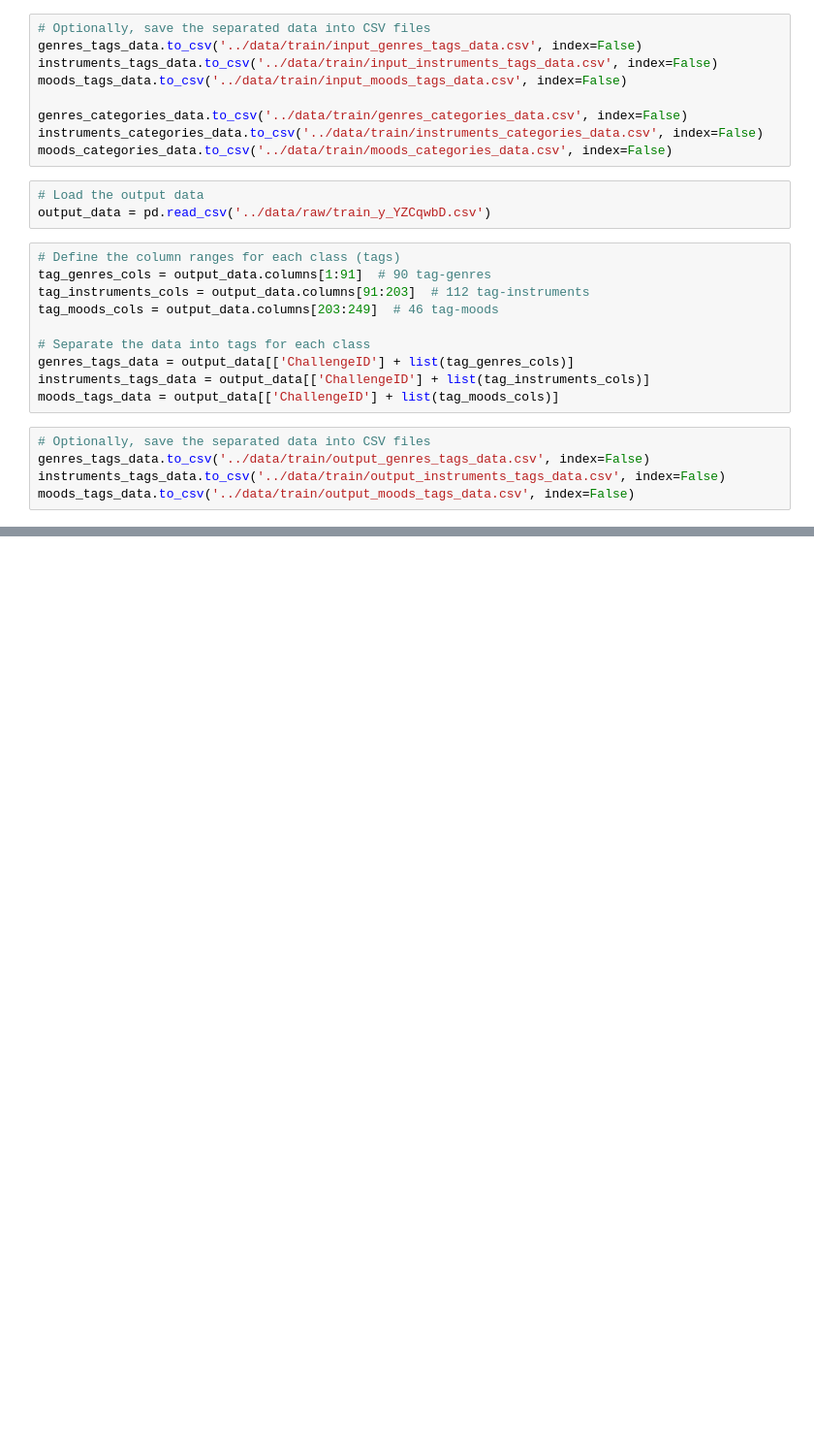
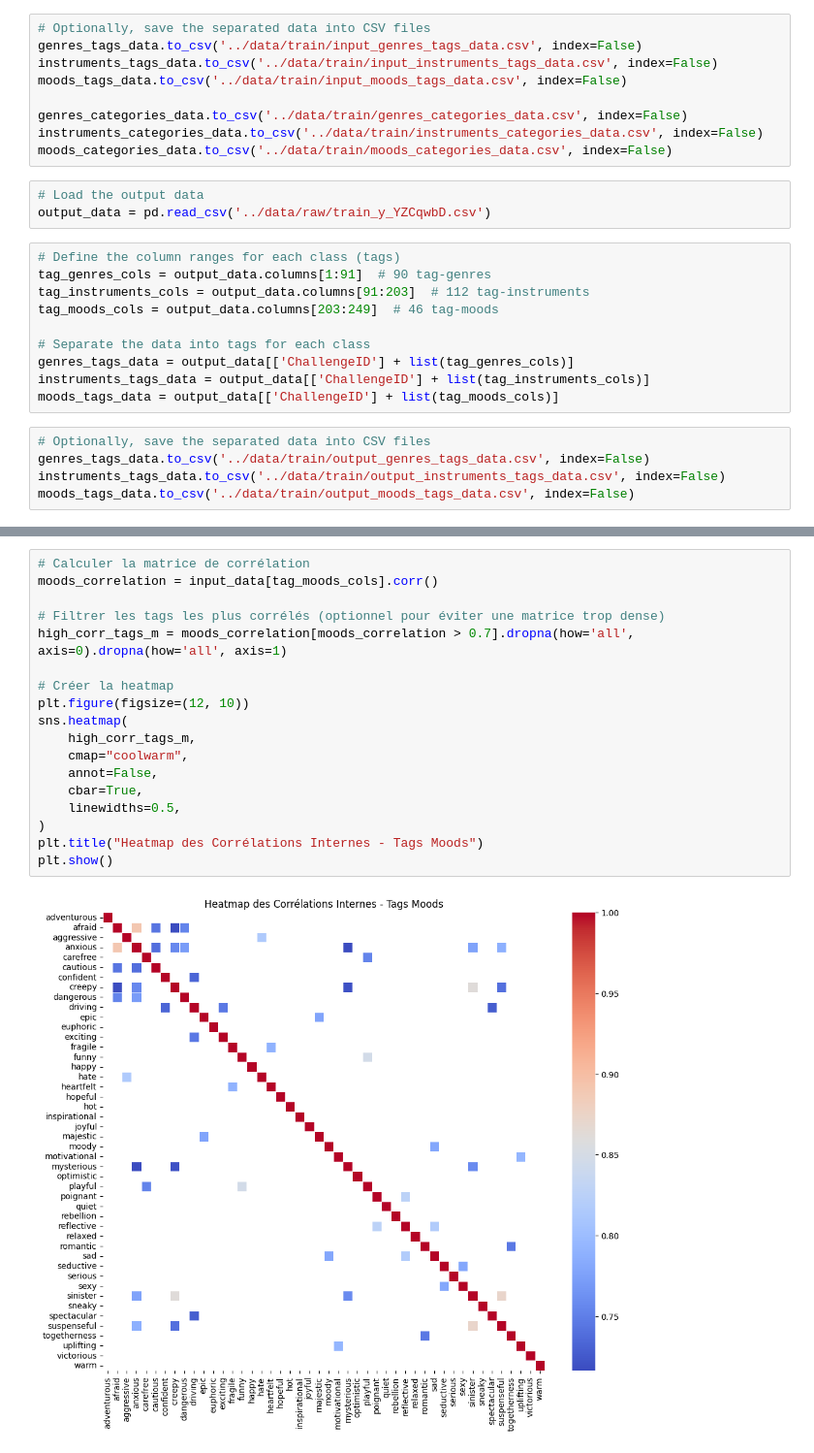
Before and after one commit to ElouarnLC/challenge-data-music-catalogs, a Jupyter notebook: music-catalogs-classifier/music_catalogs_classifier/prepare_data.ipynb, the cells around one changed output, grey strips where cells are left out. Shown at 97% size. Saved outputs shown, nothing was run; the diff lists cells and outputs as text; blank space fills up the shorter version.

```diff
--- a/music-catalogs-classifier/music_catalogs_classifier/prepare_data.ipynb
+++ b/music-catalogs-classifier/music_catalogs_classifier/prepare_data.ipynb
@@ -50,0 +112,20 @@ moods_tags_data.to_csv('../data/train/output_moods_tags_data.csv', index=False)
+# %%
+# Calculer la matrice de corrélation
+moods_correlation = input_data[tag_moods_cols].corr()
+
+# Filtrer les tags les plus corrélés (optionnel pour éviter une matrice trop dense)
+high_corr_tags_m = moods_correlation[moods_correlation > 0.7].dropna(how='all', axis=0).dropna(how='all', axis=1)
+
+# Créer la heatmap
+plt.figure(figsize=(12, 10))
+sns.heatmap(
+    high_corr_tags_m,
+    cmap="coolwarm",
+    annot=False,
+    cbar=True,
+    linewidths=0.5,
+)
+plt.title("Heatmap des Corrélations Internes - Tags Moods")
+plt.show()
+# %% [output]
+[figure, added]
```
Also changed, not shown: parts of 8 cells of this notebook.
